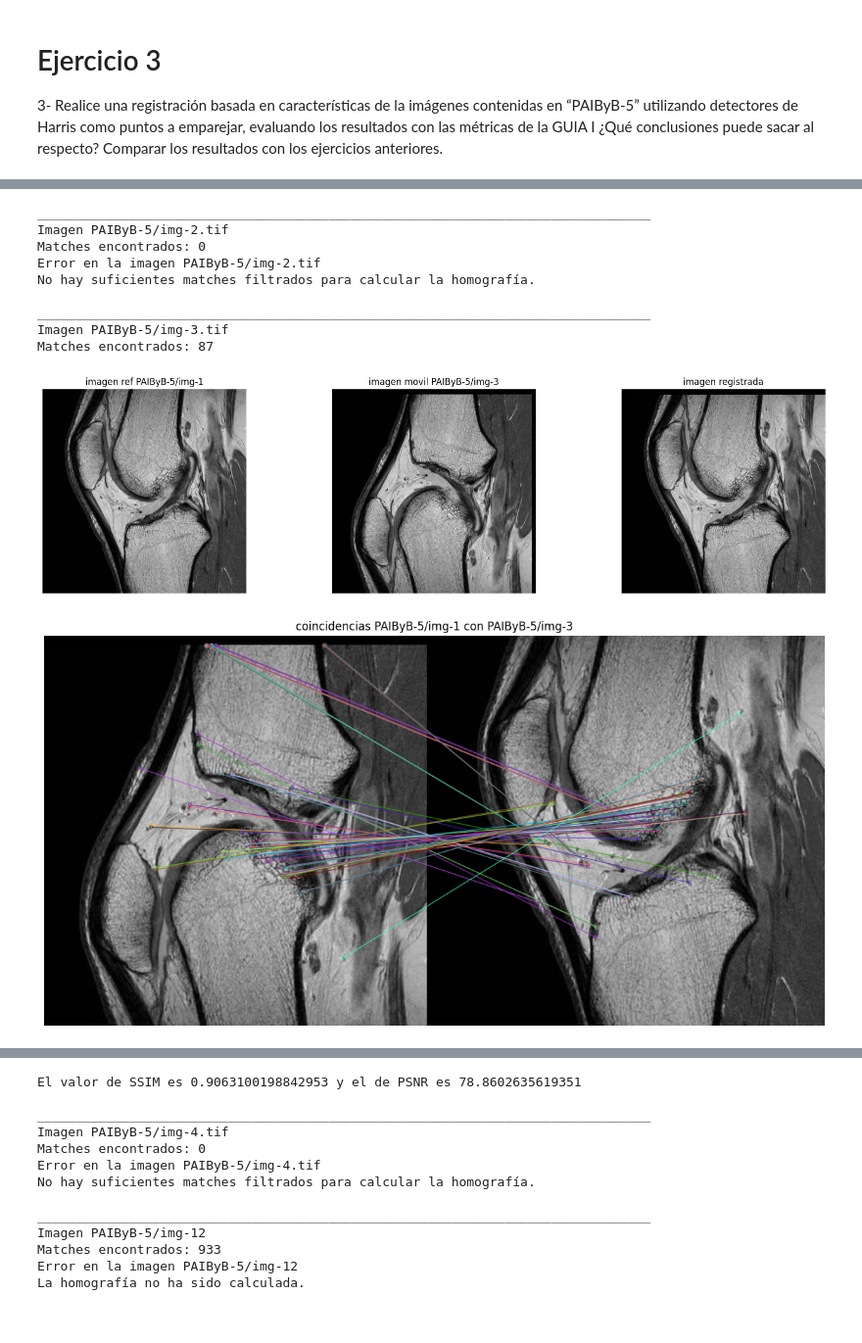
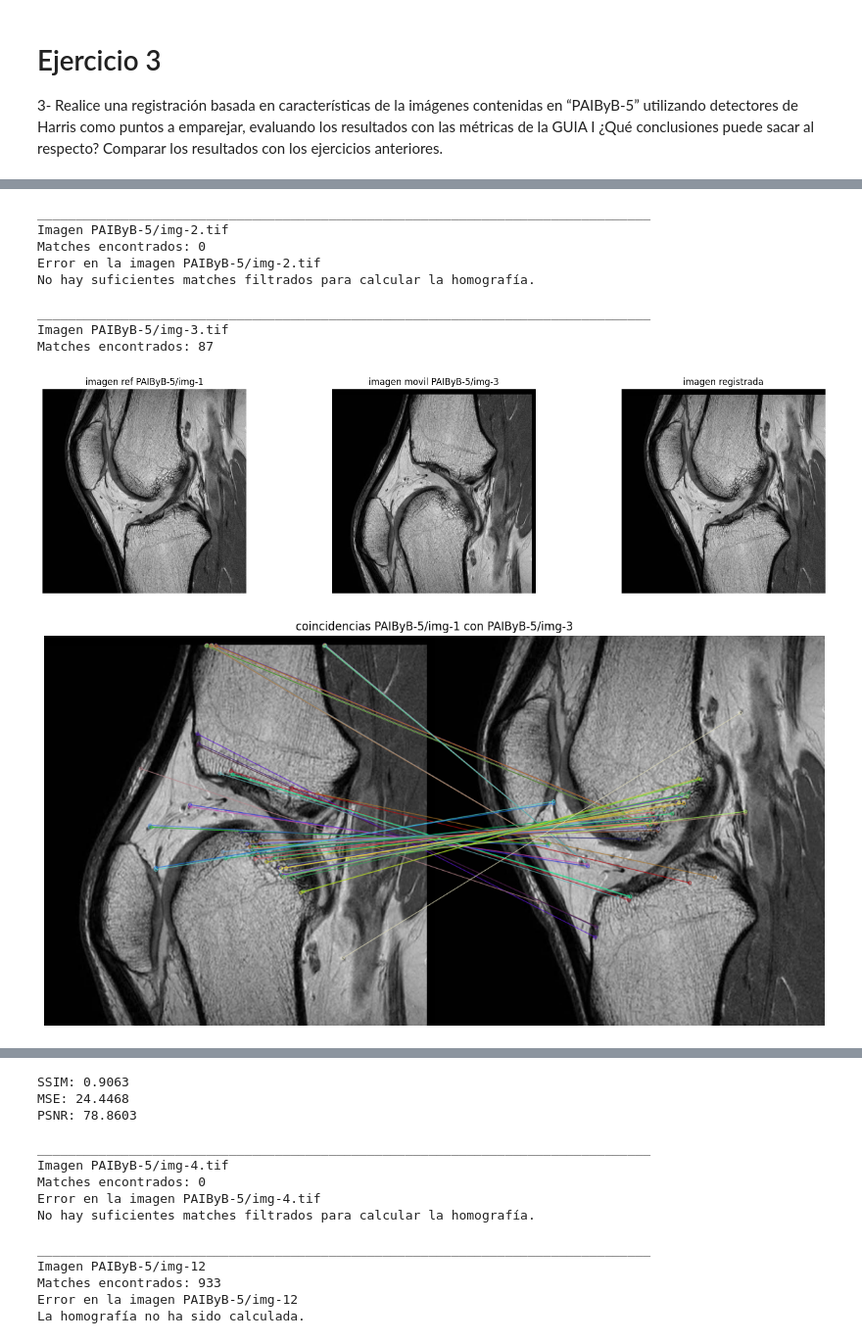
Before and after one commit to gonzagrau/PAIByB, a Jupyter notebook: GUIA3/ejercicio3.ipynb, the cells around one changed output, grey strips where cells are left out. Shown at 98% size. Cells and saved outputs as stored; diff of their text form; code cells hidden in the pictures.

Commit message:
tidy up, and added registracion_IM

```diff
--- a/GUIA3/ejercicio3.ipynb
+++ b/GUIA3/ejercicio3.ipynb
@@ -34,32 +32,34 @@ dos_digito_imgs = [Imagen(image, feature_extractor='harris') for image in dos_di
 # %%
 for i in range(1,len(un_digito)):
     try:
         print('\n'+80*'_')
         print(f'Imagen {un_digito[i]}')
         # Crea una instancia de Registracion utilizando Harris como descriptor
         prueba = Registracion(imagen_referencia=un_digito_imgs[0],
                               imagen_movil=un_digito_imgs[i],
                               lowe_threshold=1,
                               min_match_count=4)
-        prueba.run_pipeline()
+        prueba.ejecutar_registracion()
     except Exception as e:
         print(f'Error en la imagen {un_digito[i]}')
         print(e)
         continue
 # %% [output]
 ________________________________________________________________________________
 Imagen PAIByB-5/img-2.tif
 Matches encontrados: 0
 Error en la imagen PAIByB-5/img-2.tif
 No hay suficientes matches filtrados para calcular la homografía.
 
 ________________________________________________________________________________
 Imagen PAIByB-5/img-3.tif
 Matches encontrados: 87
 [figure]
-[figure, old version]
+[figure, new version]
 [figure]
-El valor de SSIM es 0.9063100198842953 y el de PSNR es 78.8602635619351
+SSIM: 0.9063
+MSE: 24.4468
+PSNR: 78.8603
 
 ________________________________________________________________________________
 Imagen PAIByB-5/img-4.tif
```
Also changed, not shown: parts of 3 cells of this notebook, 6 other files.
